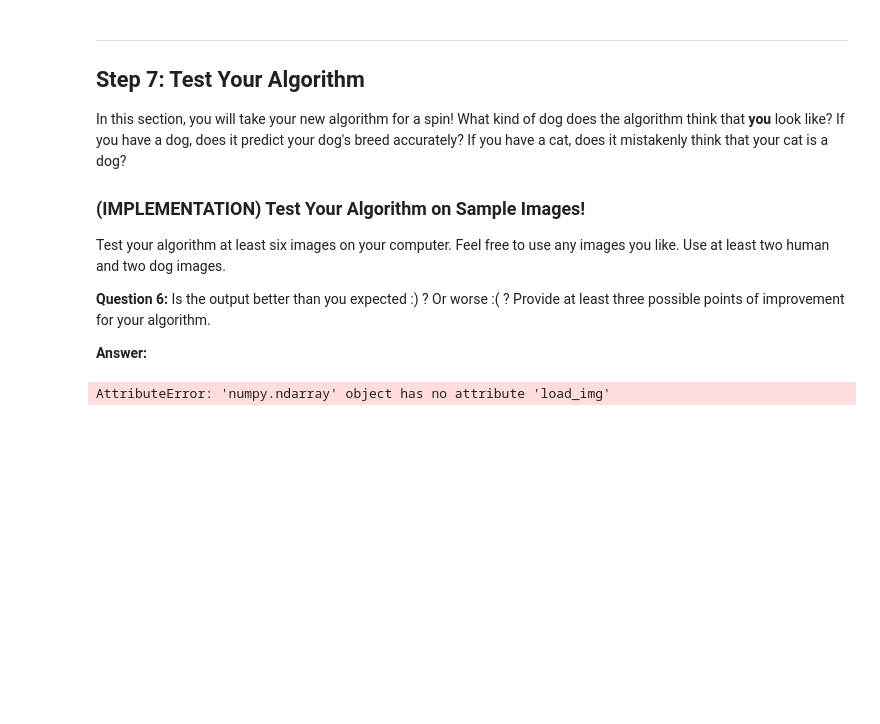
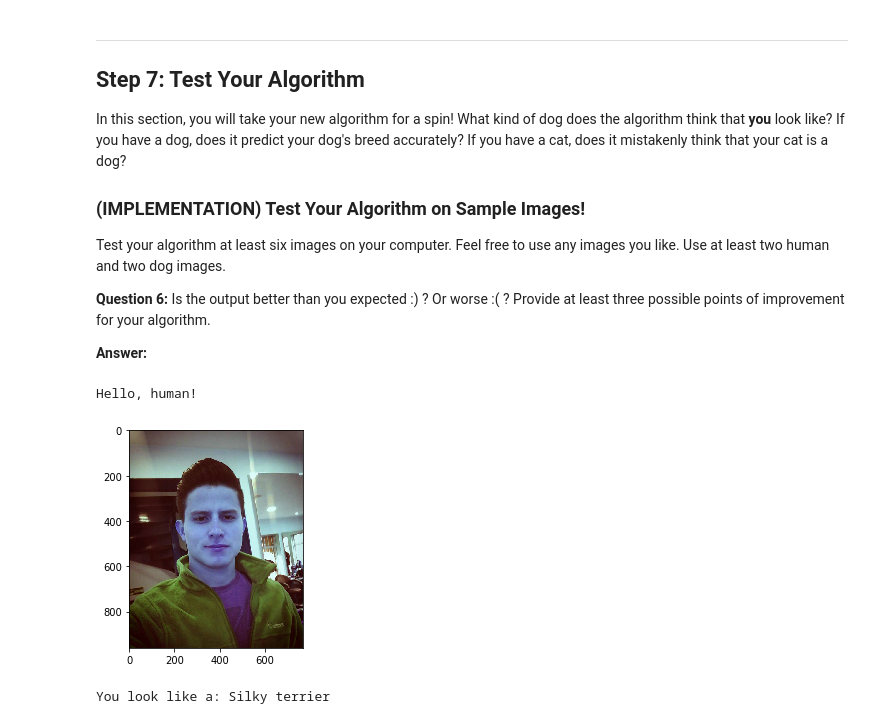
Before and after one commit to andres-root/AIND, a Jupyter notebook: Therm2/dog-breed/dog_app.ipynb, the cells around one changed output. Drawn from its saved outputs; the diff is of its cells as text; code cells hidden in the pictures; blank space fills up the shorter version.

Commit message:
Working on dog-breed CNN

```diff
--- a/Therm2/dog-breed/dog_app.ipynb
+++ b/Therm2/dog-breed/dog_app.ipynb
@@ -761,10 +760,11 @@ Some sample output for our algorithm is provided below, but feel free to design
 bf_name = 'Resnet50'
 
 def prediction_machine(img_path):
-    return predict_breed(img_path, bf_name)
     if face_detector(img_path):
+        print('Hello, human!')
         prediction = predict_breed(img_path, bf_name)
     elif dog_detector(img_path):
+        print('Hello, dog!')
         prediction = predict_breed(img_path, bf_name)
     else:
         print('ERROR: The input image does not correspond to a dog nor a human.')
@@ -786,21 +786,20 @@ __Question 6:__ Is the output better than you expected :) ?  Or worse :( ?  Prov
 
 __Answer:__
 # %%
-## TODO: Execute your algorithm from Step 6 on
-## at least 6 images on your computer.
-## Feel free to use as many code cells as needed.
 import matplotlib.pyplot as plt
 import numpy as np
 from glob import glob
 import cv2
 
 personal_images = np.array(glob("images/personal/*"))
 random.shuffle(personal_images)
 img_path = personal_images[3]
-img = cv2.imread(img_path)
+p_img = cv2.imread(img_path)
 prediction = prediction_machine(img_path)
-print(prediction)
-plt.imshow(img)
+plt.imshow(p_img)
 plt.show()
+print('You look like a: {0}'.format(prediction.replace('_', ' ')))
 # %% [output]
-AttributeError: 'numpy.ndarray' object has no attribute 'load_img'
+Hello, human!
+[figure, added]
+You look like a: Silky terrier
```
Also changed, not shown: parts of 2 cells of this notebook.
